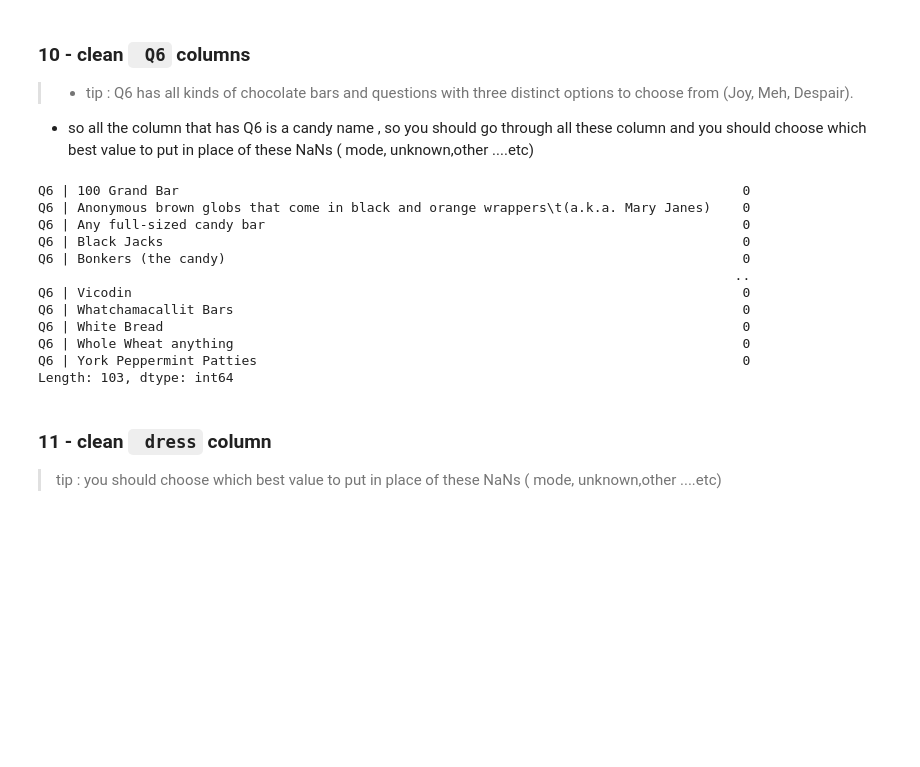
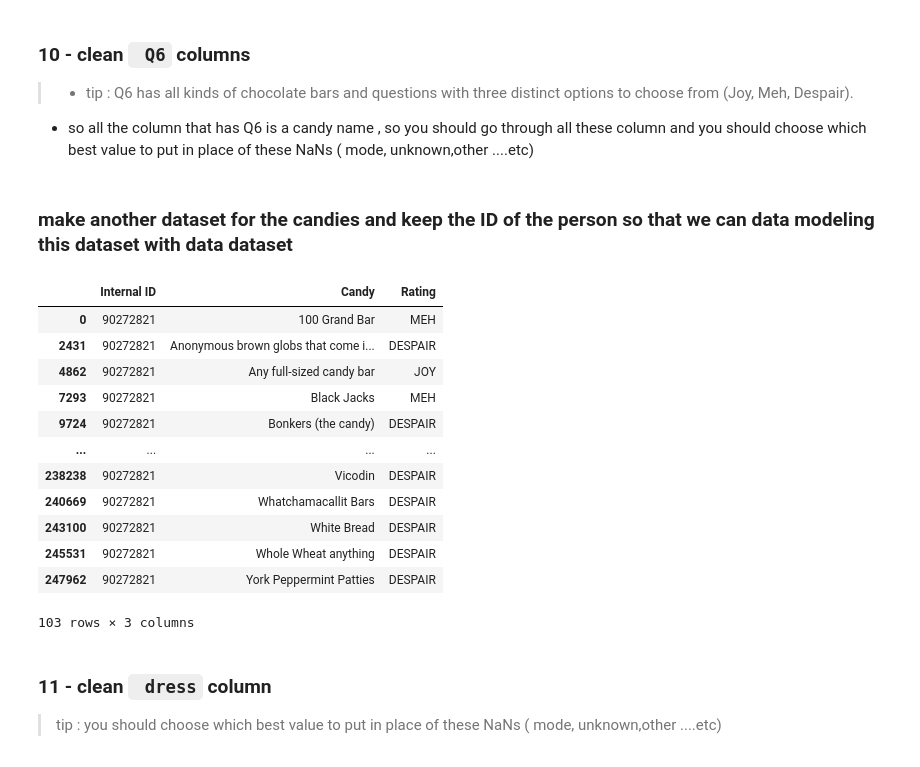
Before and after one commit to hussainkzaid/Candy_Template_project, a Jupyter notebook: Candy_Template.ipynb, the cells around one changed output. Cells and saved outputs as stored; diff of their text form; code cells hidden in the pictures; blank space fills up the shorter version.

```diff
--- a/Candy_Template.ipynb
+++ b/Candy_Template.ipynb
@@ -367,23 +419,43 @@ Name: count, dtype: int64
 ### 10 - clean ` Q6` columns
 >- tip : Q6 has all kinds of chocolate bars and questions with three distinct options to choose from (Joy, Meh, Despair).
 - so all the column that has Q6 is a candy name , so you should go through all these column and you should choose which best value to put in place of these NaNs ( mode, unknown,other ....etc)
-# %%
-mask = data.loc[:, data.columns.str.contains('Q6')].isnull().sum()
-print(mask)
-#there is no null values in any Q6 column
-# %% [output]
-Q6 | 100 Grand Bar                                                                        0
-Q6 | Anonymous brown globs that come in black and orange wrappers\t(a.k.a. Mary Janes)    0
-Q6 | Any full-sized candy bar                                                             0
-Q6 | Black Jacks                                                                          0
-Q6 | Bonkers (the candy)                                                                  0
-                                                                                         ..
-Q6 | Vicodin                                                                              0
-Q6 | Whatchamacallit Bars                                                                 0
-Q6 | White Bread                                                                          0
-Q6 | Whole Wheat anything                                                                 0
-Q6 | York Peppermint Patties                                                              0
-Length: 103, dtype: int64
+# %% [markdown]
+### make another dataset for the candies and keep the ID of the person so that we can data modeling this dataset with data dataset
+# %%
+candy_cols = [col for col in data.columns if col.startswith('Q6 | ')]
+
+candy_data = data[['Internal ID'] + candy_cols]
+
+candy_data = data.melt(
+    id_vars='Internal ID',
+    value_vars = candy_cols,
+    var_name='Candy',
+    value_name='Rating'
+)
+
+candy_data['Candy'] = candy_data['Candy'].str.replace('Q6 | ', '', regex=False)
+
+candy_data = candy_data.dropna(subset=['Rating'])
+
+candy_data = candy_data.reset_index(drop=True)
+
+data = data.drop(columns = candy_cols)
+
+candy_data[candy_data['Internal ID'] == '90272821']
+# %% [output]
+|  | Internal ID | Candy | Rating |
+| 0 | 90272821 | 100 Grand Bar | MEH |
+| 2431 | 90272821 | Anonymous brown globs that come i... | DESPAIR |
+| 4862 | 90272821 | Any full-sized candy bar | JOY |
+| 7293 | 90272821 | Black Jacks | MEH |
+| 9724 | 90272821 | Bonkers (the candy) | DESPAIR |
+| ... | ... | ... | ... |
+| 238238 | 90272821 | Vicodin | DESPAIR |
+| 240669 | 90272821 | Whatchamacallit Bars | DESPAIR |
+| 243100 | 90272821 | White Bread | DESPAIR |
+| 245531 | 90272821 | Whole Wheat anything | DESPAIR |
+| 247962 | 90272821 | York Peppermint Patties | DESPAIR |
+103 rows × 3 columns
 # %% [markdown]
 ### 11 - clean ` dress` column
 >tip : you should choose which best value to put in place of these NaNs ( mode, unknown,other ....etc)
```
Also changed, not shown: parts of 17 cells of this notebook, 1 other file.
